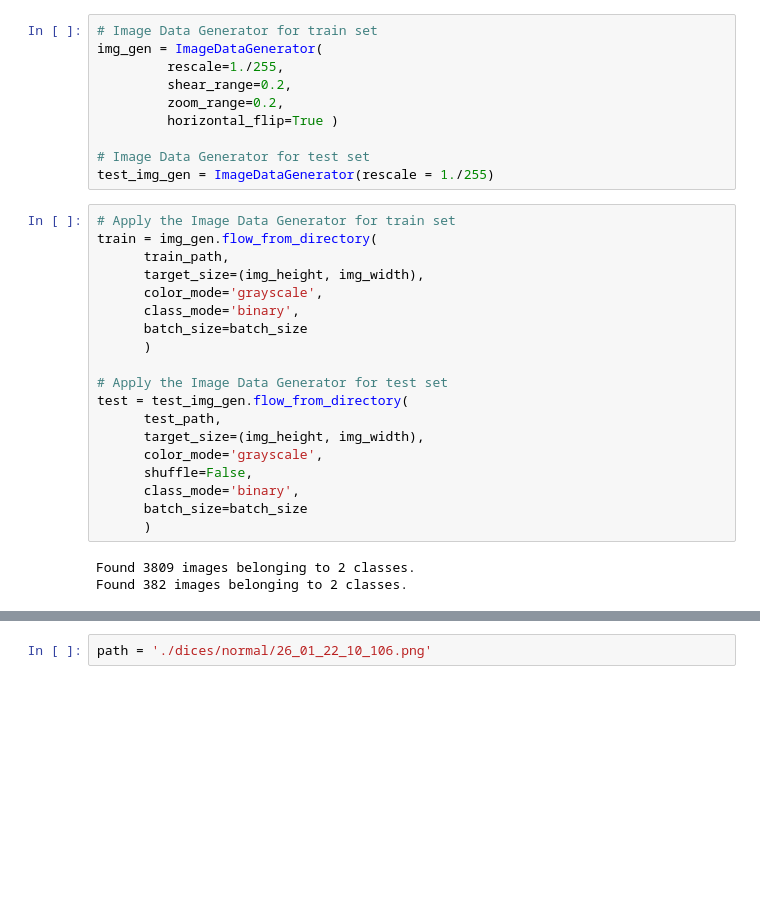
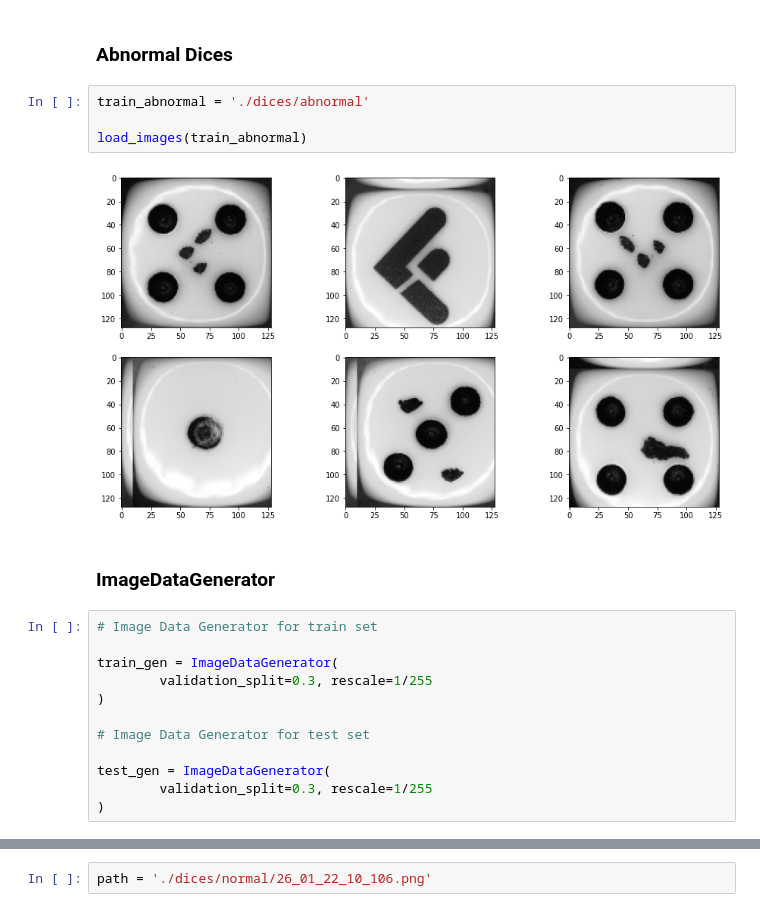
Before and after one commit to mokegg/Faktion-Anomaly-Detection, a Jupyter notebook: Binary_Model.ipynb, the cells around one changed output, grey strips where cells are left out. Saved outputs shown, nothing was run; the diff lists cells and outputs as text; blank space fills up the shorter version.

```diff
--- a/Binary_Model.ipynb
+++ b/Binary_Model.ipynb
@@ -32,32 +57,22 @@ img_height = 128
+# %% [markdown]
+### Abnormal Dices
+# %%
+train_abnormal = './dices/abnormal'
+
+load_images(train_abnormal)
+# %% [output]
+[figure, added]
+# %% [markdown]
+### ImageDataGenerator
 # %%
 # Image Data Generator for train set
-img_gen = ImageDataGenerator(
-         rescale=1./255,
-         shear_range=0.2,
-         zoom_range=0.2,
-         horizontal_flip=True )
+
+train_gen = ImageDataGenerator(
+        validation_split=0.3, rescale=1/255
+)
 
 # Image Data Generator for test set
-test_img_gen = ImageDataGenerator(rescale = 1./255)
+
+test_gen = ImageDataGenerator(
+        validation_split=0.3, rescale=1/255
+)
-# %%
-# Apply the Image Data Generator for train set
-train = img_gen.flow_from_directory(
-      train_path,
-      target_size=(img_height, img_width),
-      color_mode='grayscale',
-      class_mode='binary',
-      batch_size=batch_size
-      )
-
-# Apply the Image Data Generator for test set
-test = test_img_gen.flow_from_directory(
-      test_path,
-      target_size=(img_height, img_width),
-      color_mode='grayscale',
-      shuffle=False,
-      class_mode='binary',
-      batch_size=batch_size
-      )
-# %% [output]
-Found 3809 images belonging to 2 classes.
-Found 382 images belonging to 2 classes.
```
Also changed, not shown: parts of 25 cells of this notebook.
